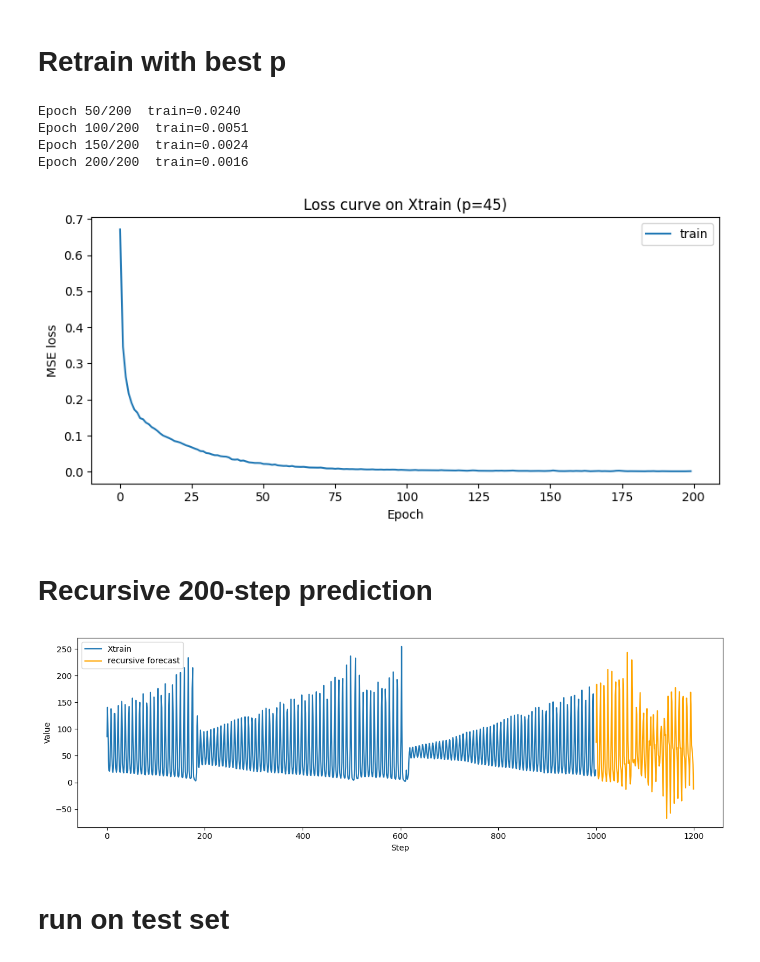
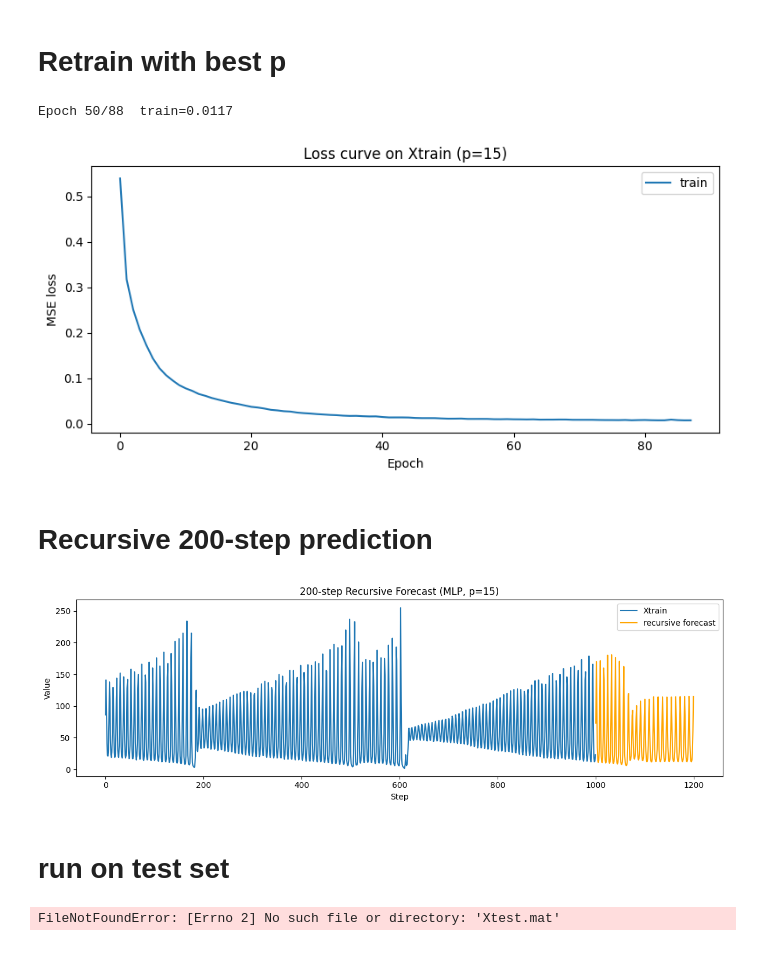
Before and after one commit to mennojak/deep-learning-assignment-1, a Jupyter notebook: assignment1 MLP.ipynb, the cells around one changed output. Drawn from its saved outputs; the diff is of its cells as text; code cells hidden in the pictures.

```diff
--- a/assignment1 MLP.ipynb
+++ b/assignment1 MLP.ipynb
@@ -46,12 +46,15 @@ train_end = int(0.80 * N)
 y_train = y[:train_end]
 y_val_tune = y[train_end:]
 # %%
-# Scale using train statistics only
-mu = y_train.mean()
-sigma = y_train.std()
+# Apply log transform first, then scale using train statistics only
+y_train_log = np.log1p(y_train)
+y_val_tune_log = np.log1p(y_val_tune)
 
-y_train_scaled = (y_train - mu) / sigma
-y_val_tune_scaled = (y_val_tune - mu) / sigma
+mu = y_train_log.mean()
+sigma = y_train_log.std()
+
+y_train_scaled = (y_train_log - mu) / sigma
+y_val_tune_scaled = (y_val_tune_log - mu) / sigma
 # %%
 def past_windows_parameter(y_scaled, p):
     X = []
@@ -106,9 +109,9 @@ val_loader = DataLoader(val_tune_dataset, batch_size=32, shuffle=False)
 import torch.nn as nn
 
 model = nn.Sequential(
-    nn.Linear(p, 64),
+    nn.Linear(p, 32),
     nn.Tanh(),
-    nn.Linear(64, 1)
+    nn.Linear(32, 1)
 )
 # %% [markdown]
 # Train
@@ -249,7 +277,8 @@ plt.show()
 p = best_p
 
 y_train_final = y
-y_train_final_scaled = (y_train_final - mu) / sigma
+y_train_final_log = np.log1p(y_train_final)
+y_train_final_scaled = (y_train_final_log - mu) / sigma
 
 X_train_final, T_train_final = past_windows_parameter(y_train_final_scaled, p)
 
@@ -259,11 +288,12 @@ T_train_final_tensor = torch.tensor(T_train_final, dtype=torch.float32)
 train_loader = DataLoader(TensorDataset(X_train_final_tensor, T_train_final_tensor), batch_size=32, shuffle=True)
 
 torch.manual_seed(42)
-model = nn.Sequential(nn.Linear(p, 64), nn.Tanh(), nn.Linear(64, 1))
+np.random.seed(42)
+model = nn.Sequential(nn.Linear(p, 32), nn.Tanh(), nn.Linear(32, 1))
 optimizer = torch.optim.Adam(model.parameters(), lr=1e-3)
 criterion = nn.MSELoss()
 
-n_epochs = 200
+n_epochs = best_epoch
 train_losses = []
 
 for epoch in range(n_epochs):
@@ -290,38 +320,37 @@ plt.legend()
 plt.tight_layout()
 plt.show()
 # %% [output]
-Epoch 50/200  train=0.0240
-Epoch 100/200  train=0.0051
-Epoch 150/200  train=0.0024
-Epoch 200/200  train=0.0016
+Epoch 50/88  train=0.0117
-[figure, old version]
+[figure, new version]
 # %% [markdown]
 # Recursive 200-step prediction
 # %%
 window = list(y_train_final_scaled[-p:])
 
 model.eval()
 recursive_preds_scaled = []
 
 with torch.no_grad():
     for _ in range(200):
         x = torch.tensor(window[-p:], dtype=torch.float32).unsqueeze(0)
         next_val = model(x).item()
         recursive_preds_scaled.append(next_val)
         window.append(next_val)
 
-recursive_preds = np.array(recursive_preds_scaled) * sigma + mu
+recursive_preds_log = np.array(recursive_preds_scaled) * sigma + mu
+recursive_preds = np.expm1(recursive_preds_log)
 
 plt.figure(figsize=(12, 4))
 plt.plot(range(len(y_train_final)), y_train_final, label="Xtrain")
 plt.plot(range(len(y_train_final), len(y_train_final) + 200), recursive_preds, label="recursive forecast", color="orange")
 plt.xlabel("Step")
 plt.ylabel("Value")
+plt.title(f"200-step Recursive Forecast (MLP, p={p})")
 plt.legend()
 plt.tight_layout()
 plt.show()
 # %% [output]
-[figure, old version]
+[figure, new version]
 # %% [markdown]
 # run on test set
 # %%
@@ -332,8 +361,7 @@ mat_test = scipy.io.loadmat("Xtest.mat")
 y_test = mat_test["Xtest"].squeeze().astype(np.float32)
 
 # Prepare recursive rollout from end of Xtrain
-y_train_scaled = (y - mu) / sigma
-window = list(y_train_scaled[-p:])
+window = list(y_train_final_scaled[-p:])
 
 horizon = min(200, len(y_test))
 recursive_preds_scaled = []
@@ -346,7 +374,8 @@ with torch.no_grad():
         recursive_preds_scaled.append(next_val)
         window.append(next_val)
 
-recursive_preds = np.array(recursive_preds_scaled, dtype=np.float32) * sigma + mu
+recursive_preds_log = np.array(recursive_preds_scaled, dtype=np.float32) * sigma_final + mu_final
+recursive_preds = np.expm1(recursive_preds_log)
 y_true = y_test[:horizon]
 
 # Metrics
@@ -365,3 +394,5 @@ plt.title(f"Recursive Forecast vs Real Test")
 plt.legend()
 plt.tight_layout()
 plt.show()
+# %% [output]
+FileNotFoundError: [Errno 2] No such file or directory: 'Xtest.mat'
```
Also changed, not shown: parts of 5 cells of this notebook, 3 other files.
